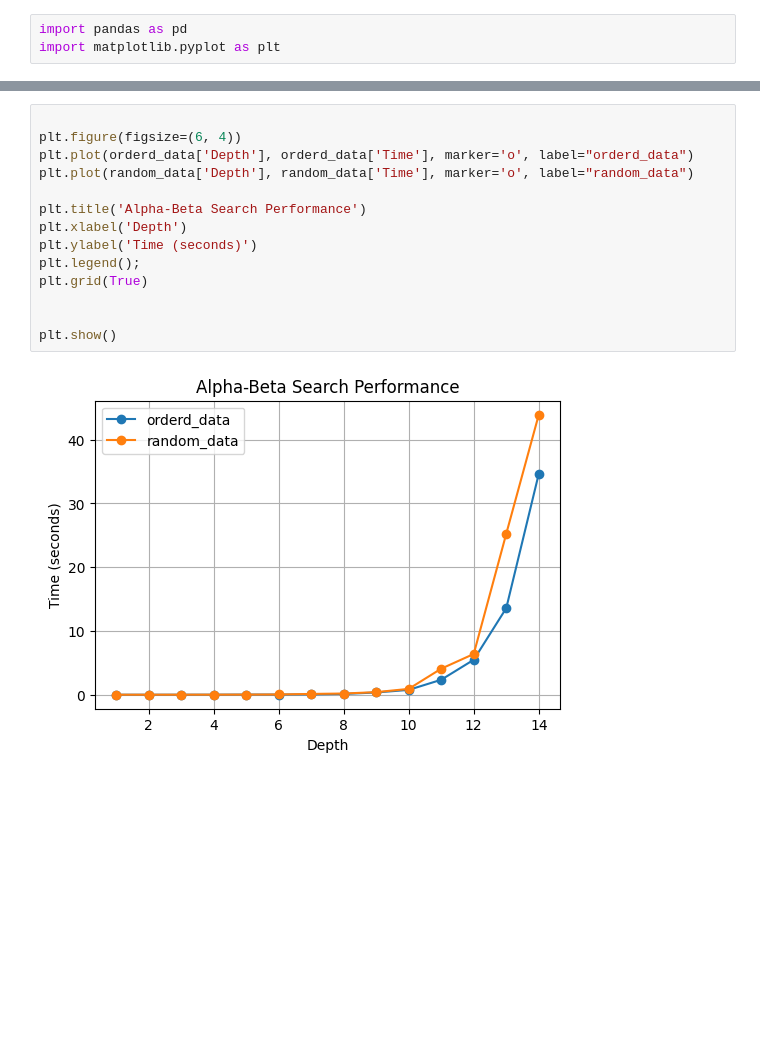
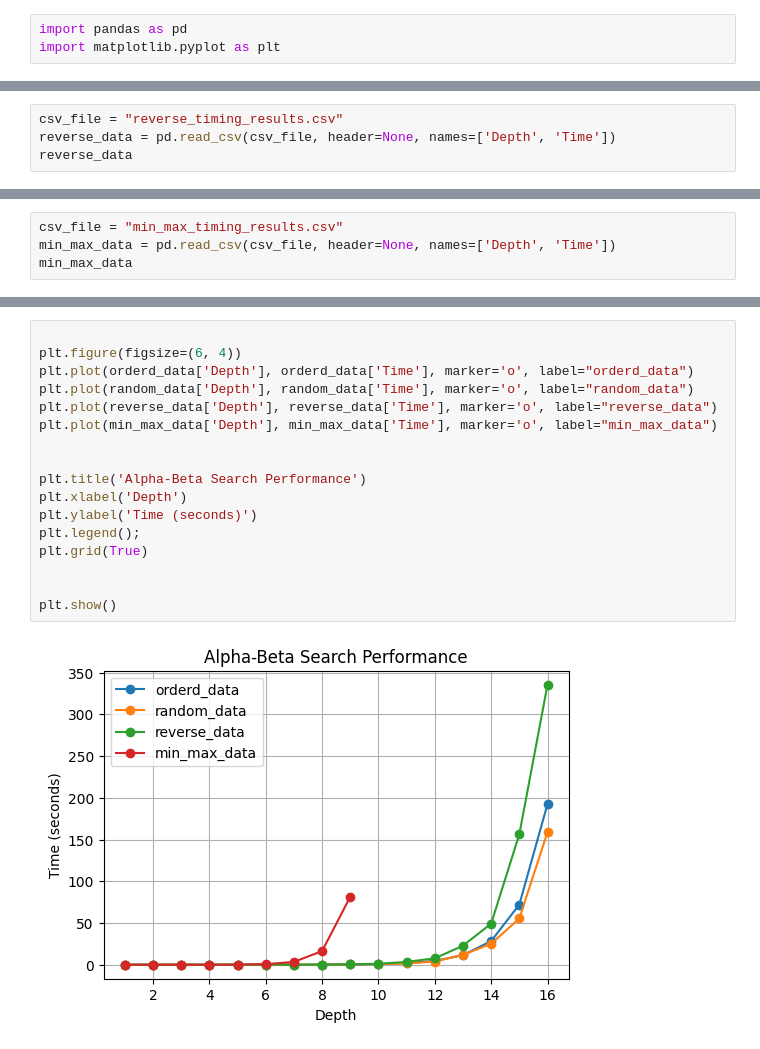
Before and after one commit to TTommyy/AI-Cheeckers-TicTacToe, a Jupyter notebook: checkers/timeplot.ipynb, the cells around one changed output, grey strips where cells are left out. Drawn from its saved outputs; the diff is of its cells as text; blank space fills up the shorter version.

Commit message:
Time analisis

```diff
--- a/checkers/timeplot.ipynb
+++ b/checkers/timeplot.ipynb
@@ -43,0 +48,4 @@ random_data
+# %%
+csv_file = "reverse_timing_results.csv"
+reverse_data = pd.read_csv(csv_file, header=None, names=['Depth', 'Time'])
+reverse_data
@@ -43,0 +70,4 @@ random_data
+# %%
+csv_file = "min_max_timing_results.csv"
+min_max_data = pd.read_csv(csv_file, header=None, names=['Depth', 'Time'])
+min_max_data
@@ -44,16 +85,19 @@ random_data
 # %%
 
 plt.figure(figsize=(6, 4))
 plt.plot(orderd_data['Depth'], orderd_data['Time'], marker='o', label="orderd_data")
 plt.plot(random_data['Depth'], random_data['Time'], marker='o', label="random_data")
+plt.plot(reverse_data['Depth'], reverse_data['Time'], marker='o', label="reverse_data")
+plt.plot(min_max_data['Depth'], min_max_data['Time'], marker='o', label="min_max_data")
+
 
 plt.title('Alpha-Beta Search Performance')
 plt.xlabel('Depth')
 plt.ylabel('Time (seconds)')
 plt.legend();
 plt.grid(True)
 
 
 plt.show()
 # %% [output]
-[figure, old version]
+[figure, new version]
```
Also changed, not shown: parts of 4 cells of this notebook, 10 other files.
